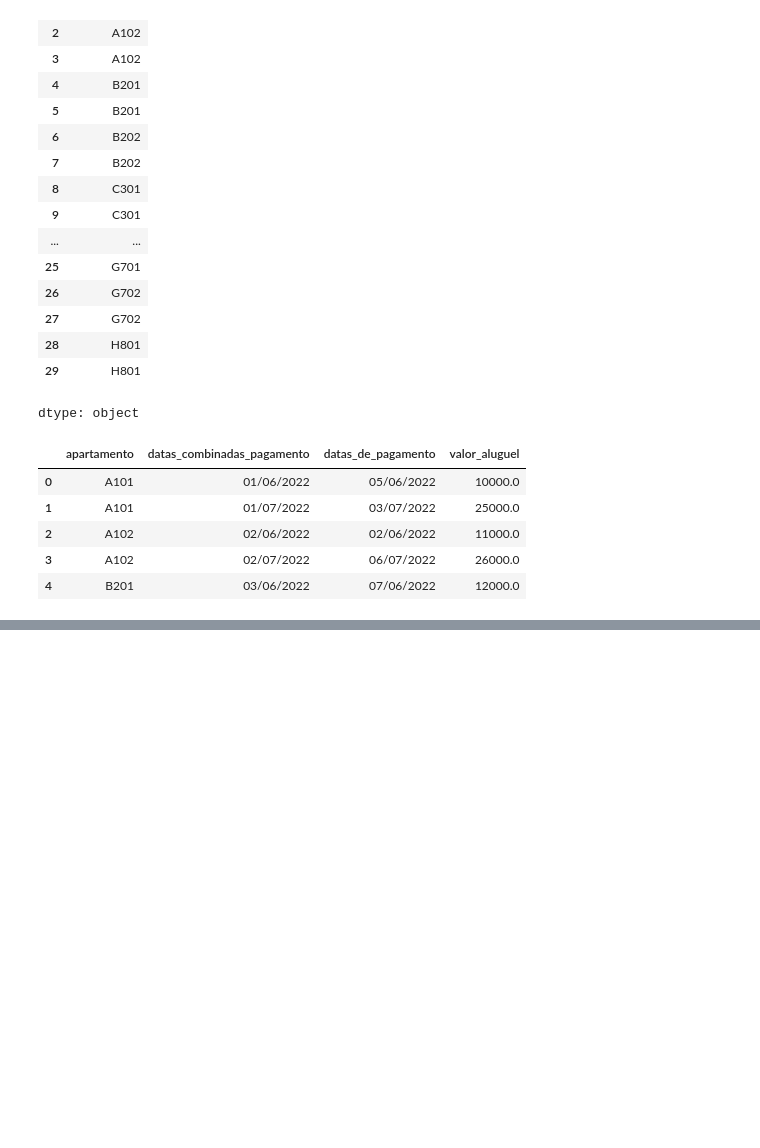
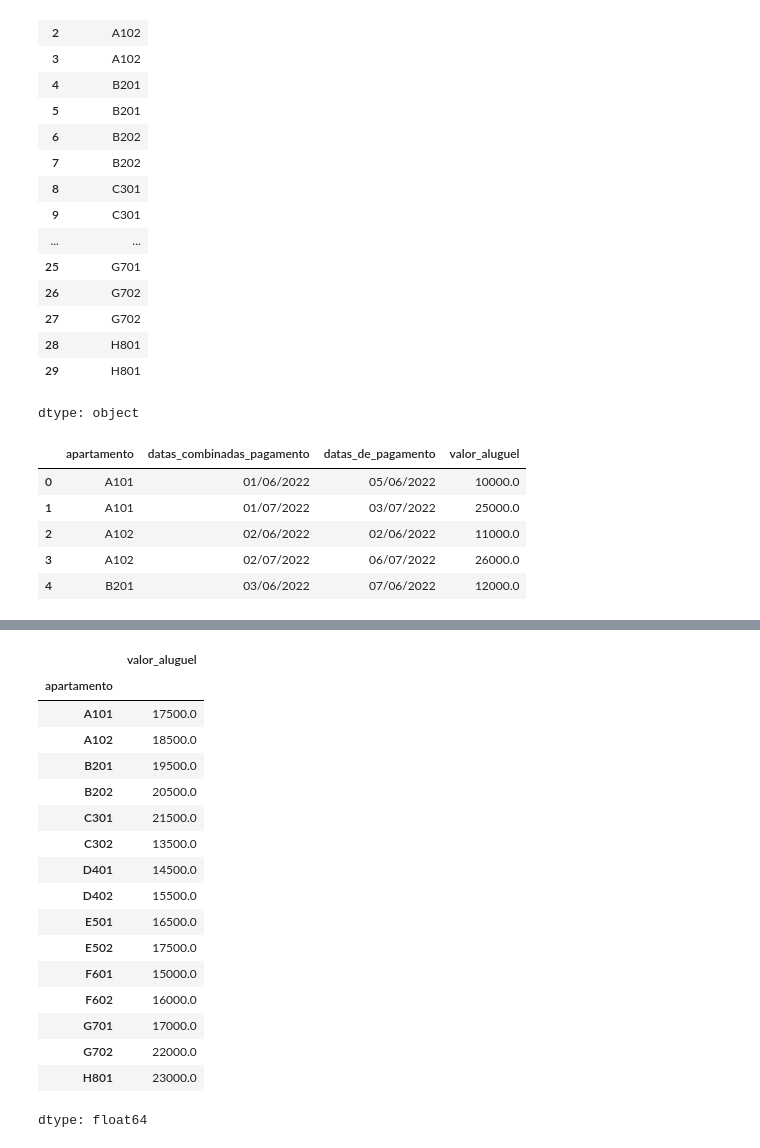
Before and after one commit to Daimond92/python_data_science, a Jupyter notebook: Pandas _tratar_manipular_datos.ipynb, the cells around one changed output, grey strips where cells are left out. Saved outputs shown, nothing was run; the diff lists cells and outputs as text; code cells hidden in the pictures; blank space fills up the shorter version.

```diff
--- a/Pandas _tratar_manipular_datos.ipynb
+++ b/Pandas _tratar_manipular_datos.ipynb
@@ -778,0 +1073,23 @@ datos_desafio_2.head()
+# %%
+promedio_retraso = datos_desafio_2.groupby(['apartamento'])['valor_aluguel'].mean()
+# %%
+promedio_retraso
+# %% [output]
+|  | valor_aluguel |
+| apartamento |  |
+| A101 | 17500.0 |
+| A102 | 18500.0 |
+| B201 | 19500.0 |
+| B202 | 20500.0 |
+| C301 | 21500.0 |
+| C302 | 13500.0 |
+| D401 | 14500.0 |
+| D402 | 15500.0 |
+| E501 | 16500.0 |
+| E502 | 17500.0 |
+| F601 | 15000.0 |
+| F602 | 16000.0 |
+| G701 | 17000.0 |
+| G702 | 22000.0 |
+| H801 | 23000.0 |
+dtype: float64
```
Also changed, not shown: parts of 39 cells of this notebook.
